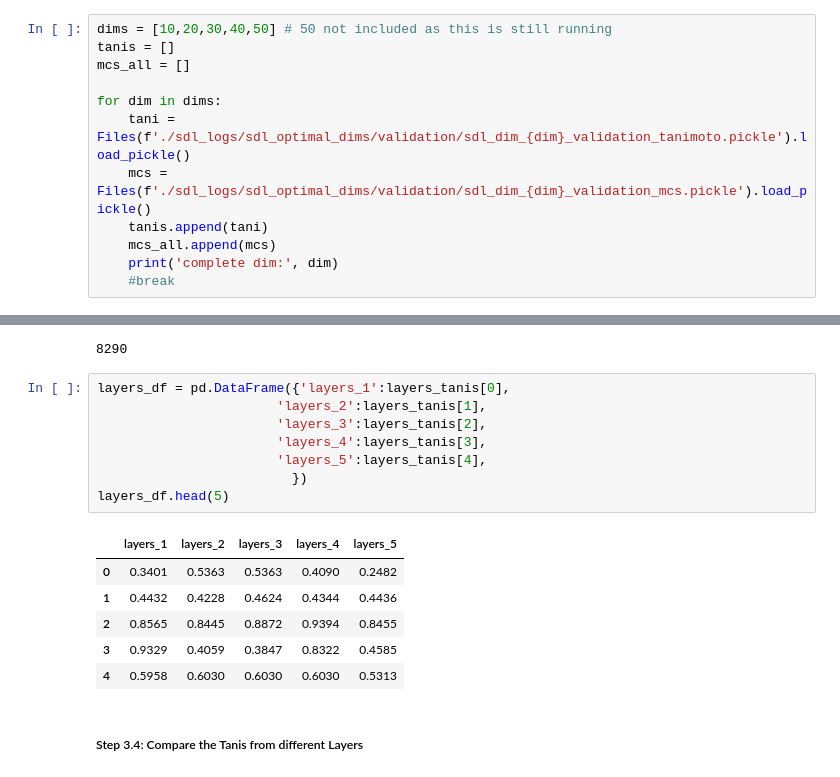
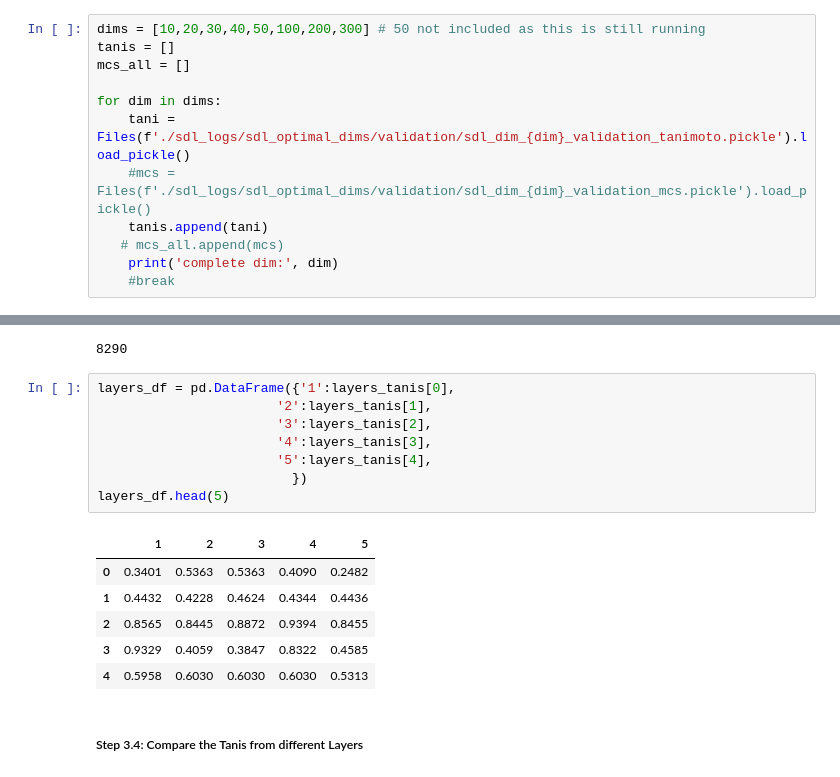
Before and after one commit to LukaLmelias/DeepCCA_thesis, a Jupyter notebook: spectra_structure_prediction.ipynb, the cells around one changed output, grey strips where cells are left out. Cells and saved outputs as stored; diff of their text form.

```diff
--- a/spectra_structure_prediction.ipynb
+++ b/spectra_structure_prediction.ipynb
@@ -526,15 +524,15 @@ for dim in dims:
 # %% [markdown]
 ##### Step 2.3: Load Tanimoto and MCS from dimension optimised models
 # %%
-dims = [10,20,30,40,50] # 50 not included as this is still running
+dims = [10,20,30,40,50,100,200,300] # 50 not included as this is still running
 tanis = []
 mcs_all = []
 
 for dim in dims:
     tani = Files(f'./sdl_logs/sdl_optimal_dims/validation/sdl_dim_{dim}_validation_tanimoto.pickle').load_pickle()
-    mcs = Files(f'./sdl_logs/sdl_optimal_dims/validation/sdl_dim_{dim}_validation_mcs.pickle').load_pickle()
+    #mcs = Files(f'./sdl_logs/sdl_optimal_dims/validation/sdl_dim_{dim}_validation_mcs.pickle').load_pickle()
     tanis.append(tani)
-    mcs_all.append(mcs)
+   # mcs_all.append(mcs)
     print('complete dim:', dim)
     #break
 # %% [output]
@@ -690,15 +723,15 @@ len(layers_tanis[3])
 # %% [output]
 8290
 # %%
-layers_df = pd.DataFrame({'layers_1':layers_tanis[0],
-                       'layers_2':layers_tanis[1],
-                       'layers_3':layers_tanis[2],
-                       'layers_4':layers_tanis[3],
-                       'layers_5':layers_tanis[4],
+layers_df = pd.DataFrame({'1':layers_tanis[0],
+                       '2':layers_tanis[1],
+                       '3':layers_tanis[2],
+                       '4':layers_tanis[3],
+                       '5':layers_tanis[4],
                          })
 layers_df.head(5)
 # %% [output]
-|  | layers_1 | layers_2 | layers_3 | layers_4 | layers_5 |
+|  | 1 | 2 | 3 | 4 | 5 |
 | 0 | 0.3401 | 0.5363 | 0.5363 | 0.4090 | 0.2482 |
 | 1 | 0.4432 | 0.4228 | 0.4624 | 0.4344 | 0.4436 |
 | 2 | 0.8565 | 0.8445 | 0.8872 | 0.9394 | 0.8455 |
```
Also changed, not shown: parts of 8 cells of this notebook.
